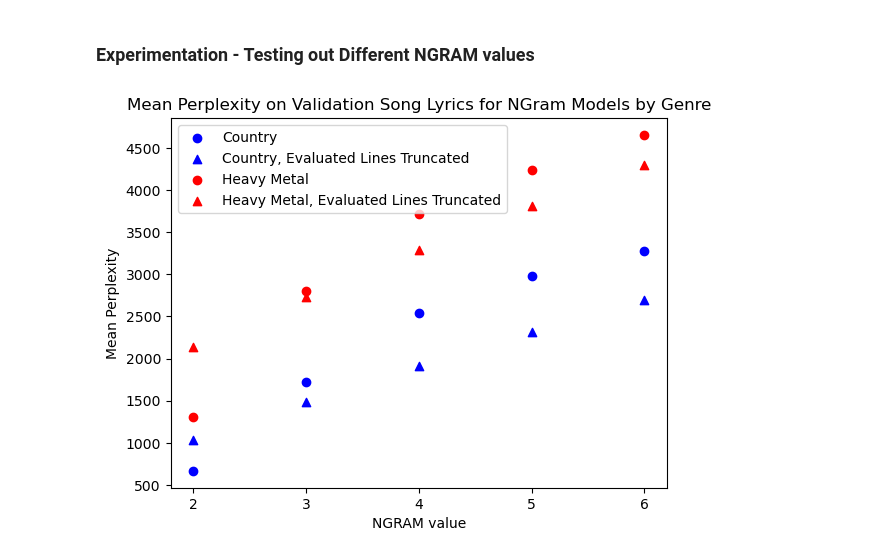
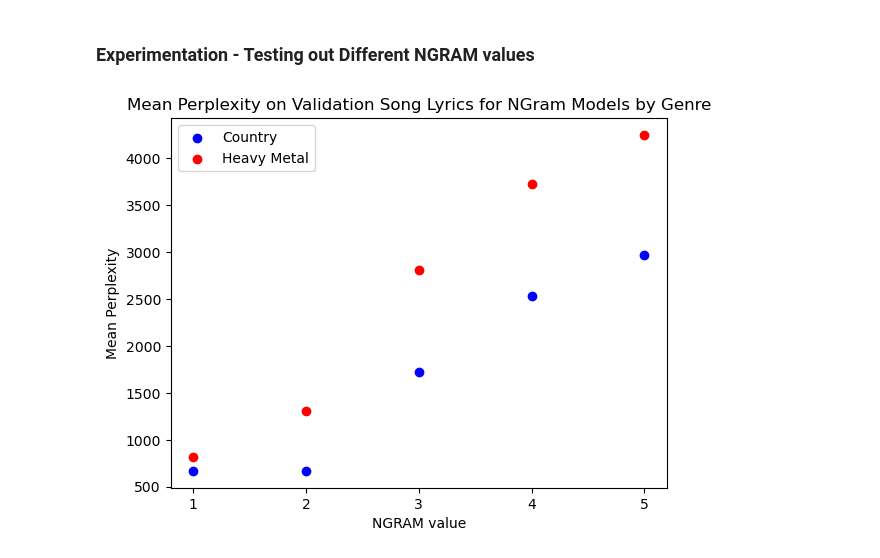
Before and after one commit to gellerjulia/CS4120_Song_Lyric_Generation, a Jupyter notebook: ngram.ipynb, the cells around one changed output. Drawn from its saved outputs; the diff is of its cells as text; code cells hidden in the pictures.

```diff
--- a/ngram.ipynb
+++ b/ngram.ipynb
@@ -228,29 +195,23 @@ Median Validation Perplexity for Heavy Metal Model, Lines Truncated: 3753.788522
 # %% [markdown]
 ### Experimentation - Testing out Different NGRAM values
 # %%
-# visualize how NGRAM value impacts perplexity - MEAN
+# visualize how NGRAM value impacts perplexity
 
 # NGRAM value for our x-axis
-ngram_values = [2, 3, 4, 5, 6]
+ngram_values = [1, 2, 3, 4, 5]
 plt.xticks(ngram_values, ngram_values)
 
-# Median Validation Perplexities for y-axis
-val_perplexities_country = [666, 1717, 2541, 2978, 3283]
-val_perplexities_country_truncated = [1034, 1490, 1909, 2312, 2699]
-val_perplexities_metal = [1303, 2799, 3717, 4239, 4656]
-val_perplexities_metal_truncated = [2133, 2735, 3289, 3811, 4301]
+# Mean Validation Perplexities for y-axis - rounded to the nearest integer
+val_perplexities_country = [672, 669, 1722, 2536, 2970]
+val_perplexities_metal = [813, 1309, 2811, 3728, 4249]
 
-
-plt.scatter(ngram_values, val_perplexities_country, marker='o',  color='blue', label='Country')
-plt.scatter(ngram_values, val_perplexities_country_truncated, marker='^', color='blue', label='Country, Evaluated Lines Truncated')
-plt.scatter(ngram_values, val_perplexities_metal, marker='o',  color='red', label='Heavy Metal')
-plt.scatter(ngram_values, val_perplexities_metal_truncated, marker='^',  color='red', label='Heavy Metal, Evaluated Lines Truncated')
-
+plt.scatter(ngram_values, val_perplexities_country, color='blue', label='Country')
+plt.scatter(ngram_values, val_perplexities_metal,  color='red', label='Heavy Metal')
 
 plt.xlabel('NGRAM value')
 plt.ylabel('Mean Perplexity')
 plt.title('Mean Perplexity on Validation Song Lyrics for NGram Models by Genre')
 plt.legend()
 plt.show()
 # %% [output]
-[figure, old version]
+[figure, new version]
```
Also changed, not shown: parts of 13 cells of this notebook, 1 other file.
